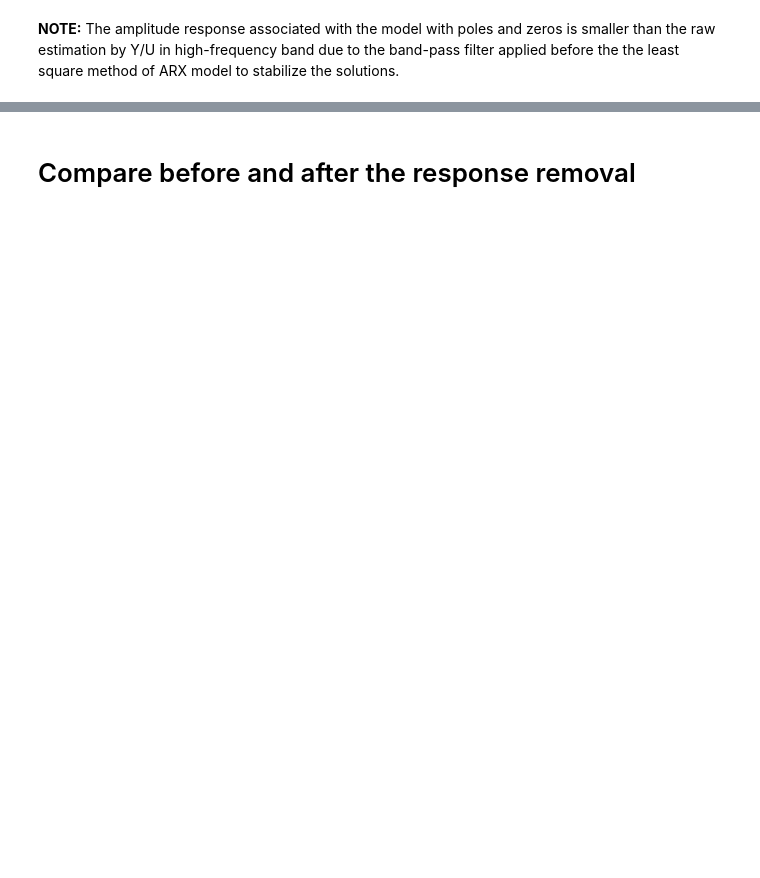
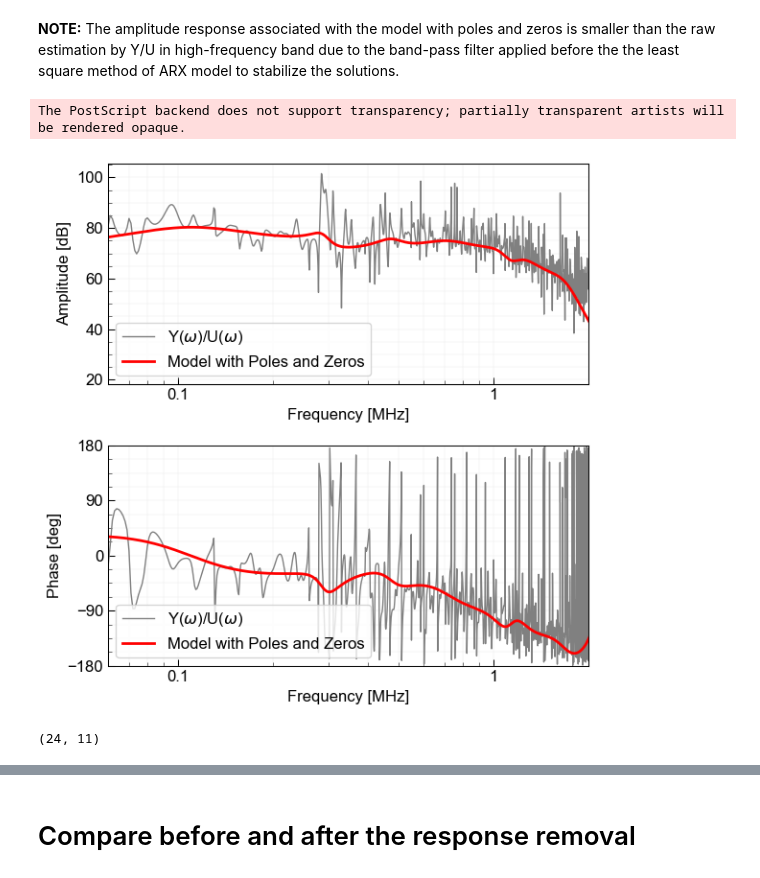
Before and after one commit to kura-okubo/AEsensor_Calibration_ARX, a Jupyter notebook: src/02_Apply_removalresp_to_AEevent.ipynb, the cells around one changed output, grey strips where cells are left out. Saved outputs shown, nothing was run; the diff lists cells and outputs as text; code cells hidden in the pictures; blank space fills up the shorter version.

```diff
--- a/src/02_Apply_removalresp_to_AEevent.ipynb
+++ b/src/02_Apply_removalresp_to_AEevent.ipynb
@@ -154,2 +165,51 @@ plt.savefig("../figure/AEsensor_bode.png", dpi=300)
 # %% [markdown]
 **NOTE:** The amplitude response associated with the model with poles and zeros is smaller than the raw estimation by Y/U in high-frequency band due to the band-pass filter applied before the the least square method of ARX model to stabilize the solutions.
+# %%
+fig, axs = plt.subplots(2, 1, figsize=(6, 6))
+xlimit = [6e4/1e6, 2e6/1e6]
+
+axs[0].semilogx(g_freqs/1e6, 20 * np.log10(abs(g_est)), "-", c="gray", label=r"Y($\omega$)/U($\omega$)", lw=1)
+axs[0].semilogx(freqs/1e6, 20 * np.log10(abs(freq_response_forward)), "r-", label="Model with Poles and Zeros", lw=2)
+
+axs[0].set_xlabel("Frequency [MHz]")
+axs[0].set_ylabel("Amplitude [dB]")
+axs[0].set_xlim(xlimit)
+axs[0].set_xticks([0.1, 1])
+axs[0].set_xticklabels([0.1, 1])
+
+
+# axs[0].set_ylim([40, 100])
+axs[0].legend(loc=3)
+
+
+# angles_gest = np.unwrap(np.angle(g_est)) # unwrap the angle to make it continuous; not applied for this figure
+# angles_paz = np.unwrap(np.angle(freq_response_forward))
+angles_gest = np.angle(g_est)
+angles_paz = np.angle(freq_response_forward)
+
+axs[1].semilogx(g_freqs/1e6, np.rad2deg(angles_gest), 'gray', label=r"Y($\omega$)/U($\omega$)", lw=1)
+axs[1].semilogx(freqs/1e6, np.rad2deg(angles_paz), 'r', label="Model with Poles and Zeros", lw=2)
+
+axs[1].set_xlabel("Frequency [MHz]")
+axs[1].set_ylabel('Phase [deg]')
+axs[1].set_ylim([-180, 180])
+axs[1].set_yticks([-180, -90, 0, 90, 180])
+axs[1].set_xlim(xlimit)
+axs[1].set_xticks([0.1, 1])
+axs[1].set_xticklabels([0.1, 1])
+axs[1].legend(loc=3)
+
+for i in range(2):
+    axs[i].grid(True, c=np.array([230, 230, 230])/255, lw=0.25, which="both",)
+    axs[i].set_axisbelow('True')
+
+plt.tight_layout()
+plt.savefig("../figure/AEsensor_bode_poster.png", dpi=300)
+plt.savefig("../figure/AEsensor_bode_poster.eps")
+# %% [output]
+The PostScript backend does not support transparency; partially transparent artists will be rendered opaque.
+[figure, added]
+# %%
+len(poles_AE), len(zeros_AE[zeros_AE != 0 ])
+# %% [output]
+(24, 11)
```
Also changed, not shown: parts of 6 cells of this notebook, 1 other file.
